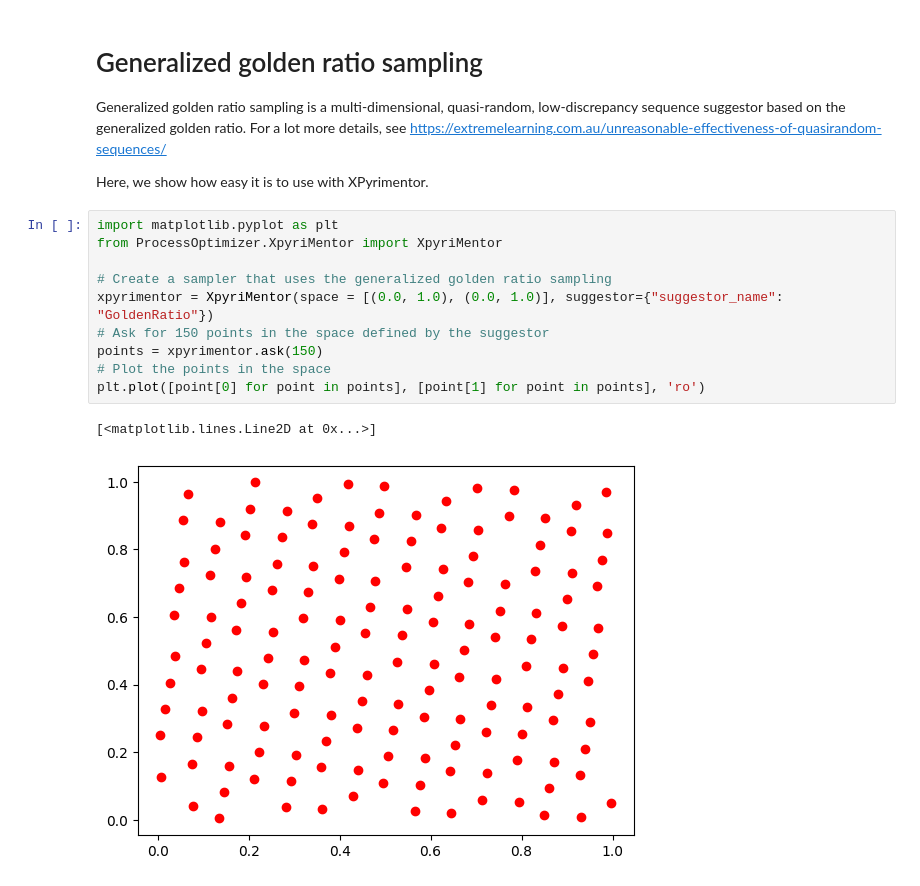
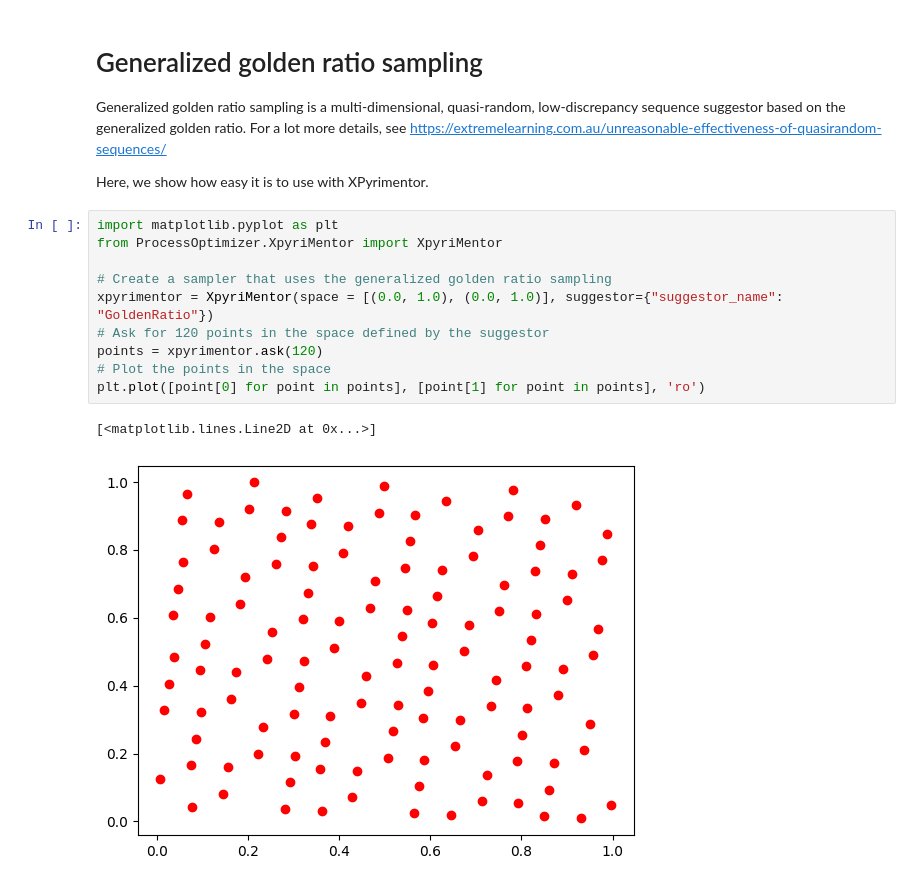
Before and after one commit to novonordisk-research/ProcessOptimizer, a Jupyter notebook: examples/design_qualifications/golden_ratio_sampling.ipynb, the cells around one changed output. Saved outputs shown, nothing was run; the diff lists cells and outputs as text.

```diff
--- a/examples/design_qualifications/golden_ratio_sampling.ipynb
+++ b/examples/design_qualifications/golden_ratio_sampling.ipynb
@@ -6,14 +6,14 @@ Here, we show how easy it is to use with XPyrimentor.
 # %%
 import matplotlib.pyplot as plt
 from ProcessOptimizer.XpyriMentor import XpyriMentor
 
 # Create a sampler that uses the generalized golden ratio sampling
 xpyrimentor = XpyriMentor(space = [(0.0, 1.0), (0.0, 1.0)], suggestor={"suggestor_name": "GoldenRatio"})
-# Ask for 150 points in the space defined by the suggestor
-points = xpyrimentor.ask(150)
+# Ask for 120 points in the space defined by the suggestor
+points = xpyrimentor.ask(120)
 # Plot the points in the space
 plt.plot([point[0] for point in points], [point[1] for point in points], 'ro')
 # %% [output]
 [<matplotlib.lines.Line2D at 0x...>]
-[figure, old version]
+[figure, new version]
 # %% [markdown]
```
Also changed, not shown: parts of 2 cells of this notebook, 22 other files.
